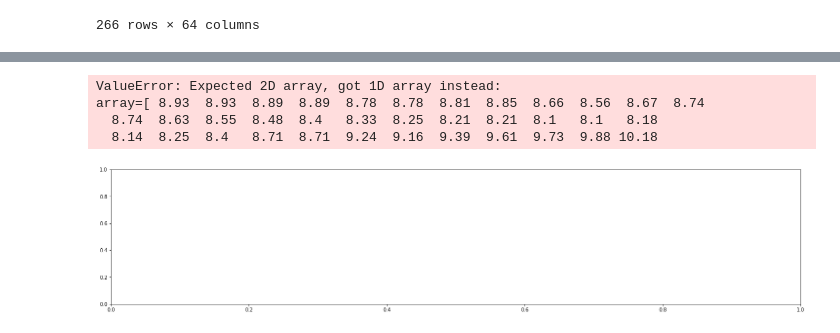
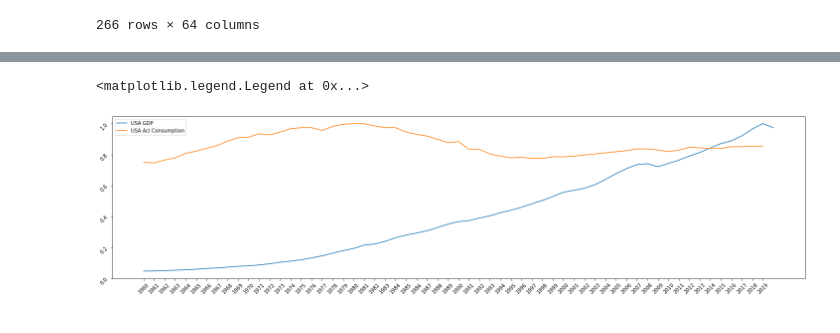
Before and after one commit to stuartbrown4/Big-Data-Assignment, a Jupyter notebook: Data-Handling-01.ipynb, the cells around one changed output, grey strips where cells are left out. Saved outputs shown, nothing was run; the diff lists cells and outputs as text; code cells hidden in the pictures.

Commit message:
Functions & Graphs Updated

```diff
--- a/Data-Handling-01.ipynb
+++ b/Data-Handling-01.ipynb
@@ -106,9 +123,9 @@ gdp_pc
 # %%
-# example plot of gpd vs alcohol consumption
-
-usa_gdp = gdp_pc[gdp_pc['Country Name'] == 'United States'].T.drop(['Country Name', 'Code', 'Unnamed: 65'])
-usa_gdp['Year'] = usa_gdp.index
-usa_gdp.columns = ['GDP', 'Year']
-usa_gdp = usa_gdp.reset_index()
-usa_gdp = usa_gdp.drop(['index'], axis=1)
-usa_gdp
+def CountryGDP(country):
+    country_gdp = gdp_pc[gdp_pc['Country Name'] == country].T.drop(['Country Name', 'Code', 'Unnamed: 65'])
+    country_gdp['Year'] = country_gdp.index
+    country_gdp.columns = ['GDP', 'Year']
+    country_gdp = country_gdp.reset_index()
+    country_gdp = country_gdp.drop(['index'], axis=1)
+    country_gdp['scaled gdp'] = country_gdp['GDP'] / country_gdp['GDP'].abs().max()
+    return country_gdp
@@ -129,4 +132,7 @@ usa_gdp
 # %%
-consumption_usa = all_types[all_types['Location'] == 'United States of America'][['Period', 'FactValueNumeric']].reset_index().drop(['index'], axis=1)
-consumption_usa.columns = ['Year', 'alc_cons_litre']
-consumption_usa
+def CountryConspumtion(country):
+    country_cons = all_types[all_types['Location'] == country][['Period', 'FactValueNumeric']].reset_index().drop(['index'], axis=1)
+    country_cons.columns = ['Year', 'alc_cons_litre']
+    country_cons = country_cons.sort_values('Year')
+    country_cons['alc_cons_litre_scaled'] = country_cons['alc_cons_litre'] / country_cons['alc_cons_litre'].abs().max()
+    return country_cons
@@ -154,17 +139,3 @@ from sklearn import preprocessing
-# %%
-x1 = consumption_usa['alc_cons_litre'].values
-scaler = preprocessing.MinMaxScaler()
-x1_scaled = scaler.fit_transform(x1)
-
-x1_scaled
-# %% [output]
-ValueError: Expected 2D array, got 1D array instead:
-array=[ 8.93  8.93  8.89  8.89  8.78  8.78  8.81  8.85  8.66  8.56  8.67  8.74
-  8.74  8.63  8.55  8.48  8.4   8.33  8.25  8.21  8.21  8.1   8.1   8.18
-  8.14  8.25  8.4   8.71  8.71  9.24  9.16  9.39  9.61  9.73  9.88 10.18
-# %%
-fig, ax = plt.subplots(1,1,figsize=(25,5))
-
-# usa_gdp.plot(kind='line', x='Year', ax=ax)
-# %% [output]
-[figure, removed]
+# %%
+usa_gdp = CountryGDP('United States')
+usa_consumption = CountryConspumtion('United States of America')
@@ -170,0 +145,19 @@ fig, ax = plt.subplots(1,1,figsize=(25,5))
+# %%
+x1 = np.arange(0, len(usa_gdp), step=1)
+y1 = usa_gdp['scaled gdp'].to_list()
+x2 = np.arange(0, len(usa_consumption), step=1)
+y2 = usa_consumption['alc_cons_litre_scaled'].to_list()
+years = usa_consumption['Year'].to_list()
+
+fig, ax = plt.subplots(1,1,figsize=(25,6))
+
+ax.plot(x1, y1, label='USA GDP')
+ax.plot(x2, y2, label='USA Acl Consumption')
+
+ax.set_xticks(np.arange(len(usa_consumption)))
+ax.set_xticklabels(years)
+ax.tick_params(labelrotation=45)
+ax.legend()
+# %% [output]
+<matplotlib.legend.Legend at 0x...>
+[figure, added]
```
Also changed, not shown: parts of 9 cells of this notebook.
